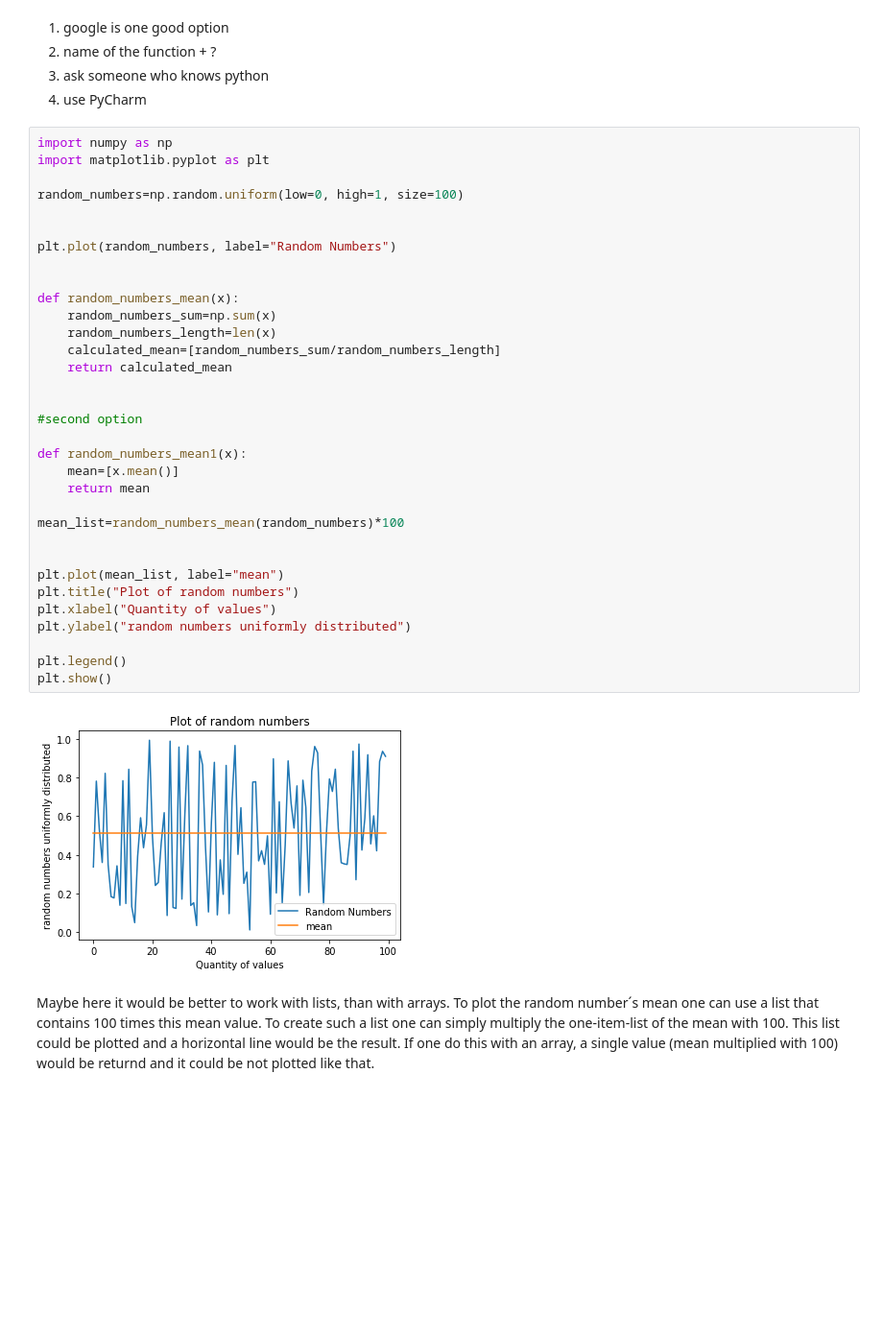
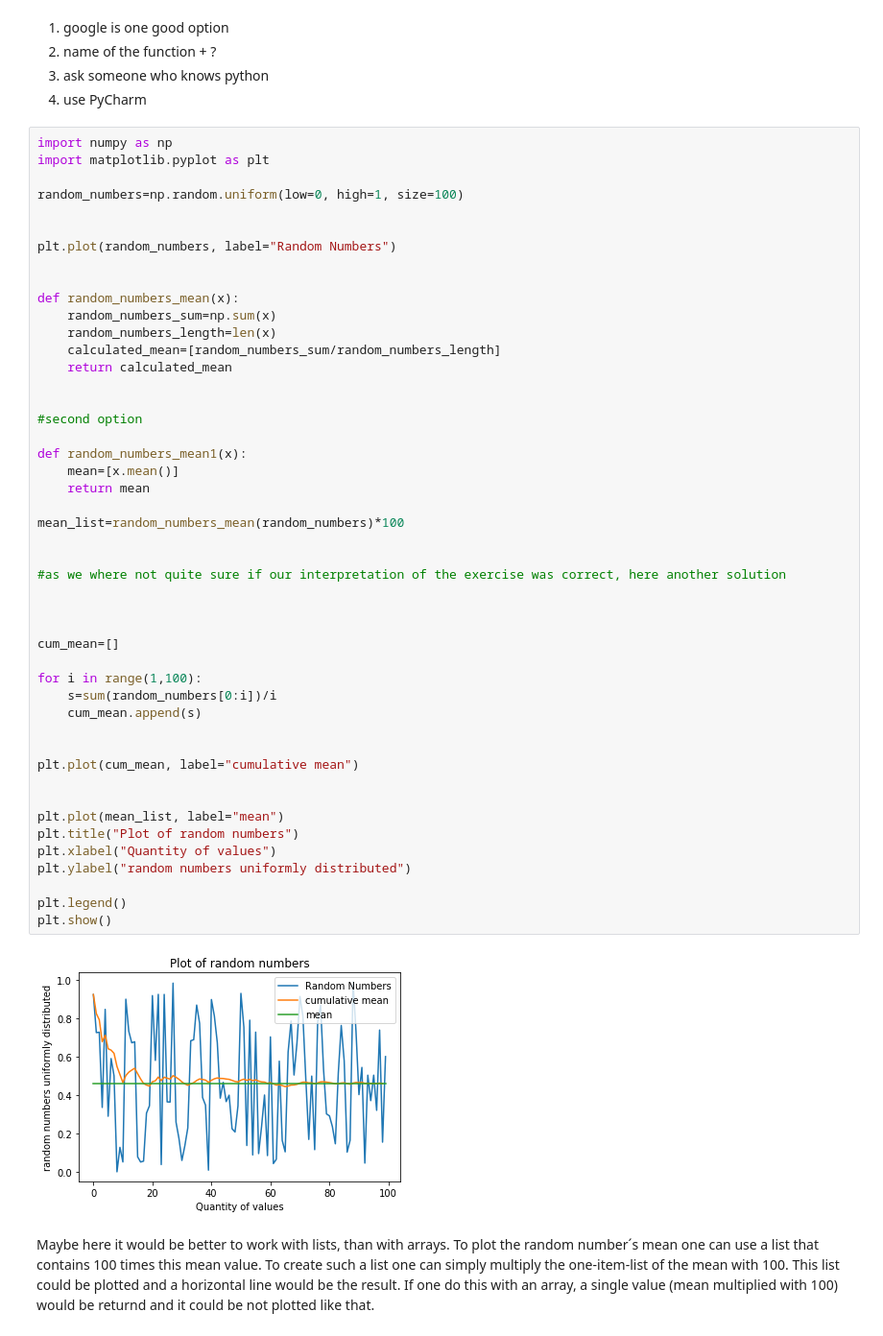
Before and after one commit to adob360/homework-scientific-computing, a Jupyter notebook: homework04-python-scientific-ecosystem/homework04-final-version.ipynb, the cells around one changed output. Shown at 96% size. Saved outputs shown, nothing was run; the diff lists cells and outputs as text; blank space fills up the shorter version.

Commit message:
final additions to exercise 4

```diff
--- a/homework04-python-scientific-ecosystem/homework04-final-version.ipynb
+++ b/homework04-python-scientific-ecosystem/homework04-final-version.ipynb
@@ -144,33 +144,47 @@ import matplotlib.pyplot as plt
 random_numbers=np.random.uniform(low=0, high=1, size=100)
 
 
 plt.plot(random_numbers, label="Random Numbers")
 
 
 def random_numbers_mean(x):
     random_numbers_sum=np.sum(x)
     random_numbers_length=len(x)
     calculated_mean=[random_numbers_sum/random_numbers_length]
     return calculated_mean
 
 
 #second option
 
 def random_numbers_mean1(x):
     mean=[x.mean()]
     return mean
 
 mean_list=random_numbers_mean(random_numbers)*100
 
 
+#as we where not quite sure if our interpretation of the exercise was correct, here another solution
+
+
+
+cum_mean=[]
+
+for i in range(1,100):
+    s=sum(random_numbers[0:i])/i
+    cum_mean.append(s)
+
+
+plt.plot(cum_mean, label="cumulative mean")
+
+
 plt.plot(mean_list, label="mean")
 plt.title("Plot of random numbers")
 plt.xlabel("Quantity of values")
 plt.ylabel("random numbers uniformly distributed")
 
 plt.legend()
 plt.show()
 # %% [output]
-[figure, old version]
+[figure, new version]
 # %% [markdown]
 Maybe here it would be better to work with lists, than with arrays. To plot the random number´s mean one can use a list that contains 100 times this mean value. To create such a list one can simply multiply the one-item-list of the mean with 100. This list could be plotted and a horizontal line would be the result. If one do this with an array, a single value (mean multiplied with 100) would be returnd and it could be not plotted like that.
```
Also changed, not shown: parts of 1 cell of this notebook.
